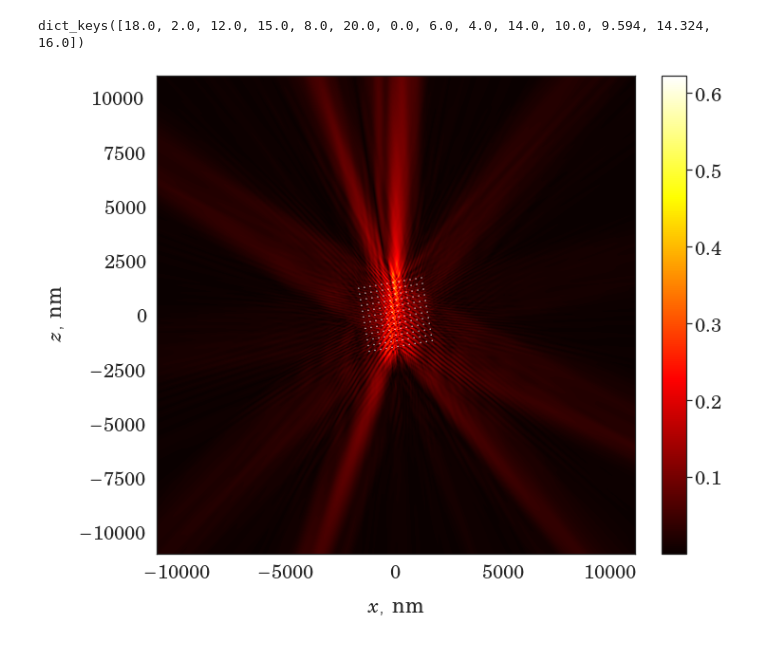
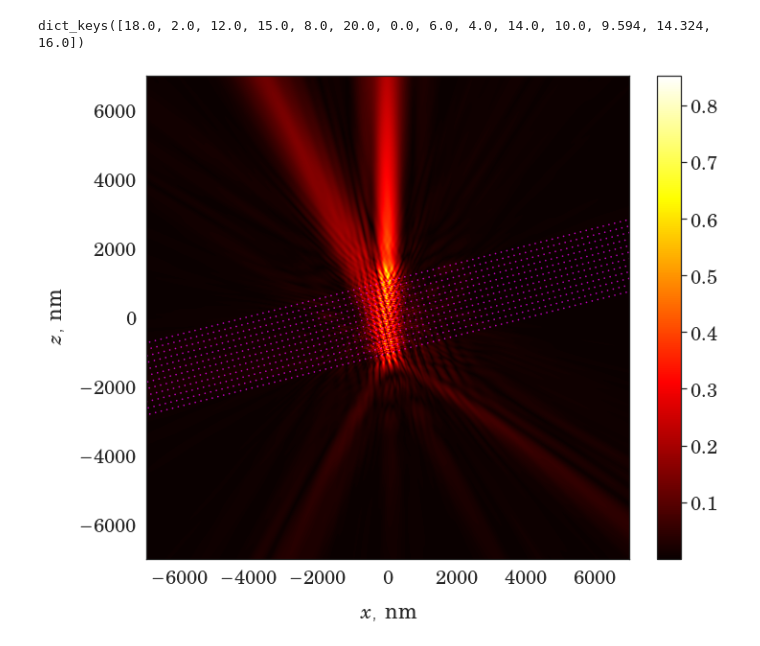
Before and after one commit to Misery7100-Magistracy/Angular-dispersion-boost, a Jupyter notebook: python/base_model.ipynb, the cells around one changed output. Drawn from its saved outputs; the diff is of its cells as text; code cells hidden in the pictures.

```diff
--- a/python/base_model.ipynb
+++ b/python/base_model.ipynb
@@ -24,19 +26,24 @@ matfiles['TE'].keys()
 # %% [output]
 dict_keys([18.0, 2.0, 12.0, 15.0, 8.0, 20.0, 0.0, 6.0, 4.0, 14.0, 10.0, 9.594, 14.324, 16.0])
 # %%
-me = MSTM(matfiles['TE'][9.594])
+abc = MeshGenerator()
+circles = abc.project_2d(edge=12, gap=83 * 2, radius=8.9, mult=12, angle=14.324)
+circles = pd.DataFrame(circles, columns=['x', 'y', 'z', 'r'])
+
+me = MSTM(matfiles['TE'][14.324])
 f, a, bbea = me.plot_field(
 
         figsize=(10, 10),
         #angles=[(24, 0.0), (-135, 0), (0, 0)],
         font_scale=2,
         reduce=0.9,
-        trim=0,
-        target={'alpha' : 1, 'color' : 'white'}
+        trim=500,
+        target={'alpha' : 0.8, 'color' : 'magenta'},
+        external_circles=circles
 
     )
 
 # a.set_title(r'$|\overrightarrow{\mathbf{E_{s}}}|\:/\:|\overrightarrow{\mathbf{E_{i}}}|$', pad=20)
 # %% [output]
-[figure, old version]
+[figure, new version]
 # %%
```
Also changed, not shown: parts of 2 cells of this notebook, 14 other files.
